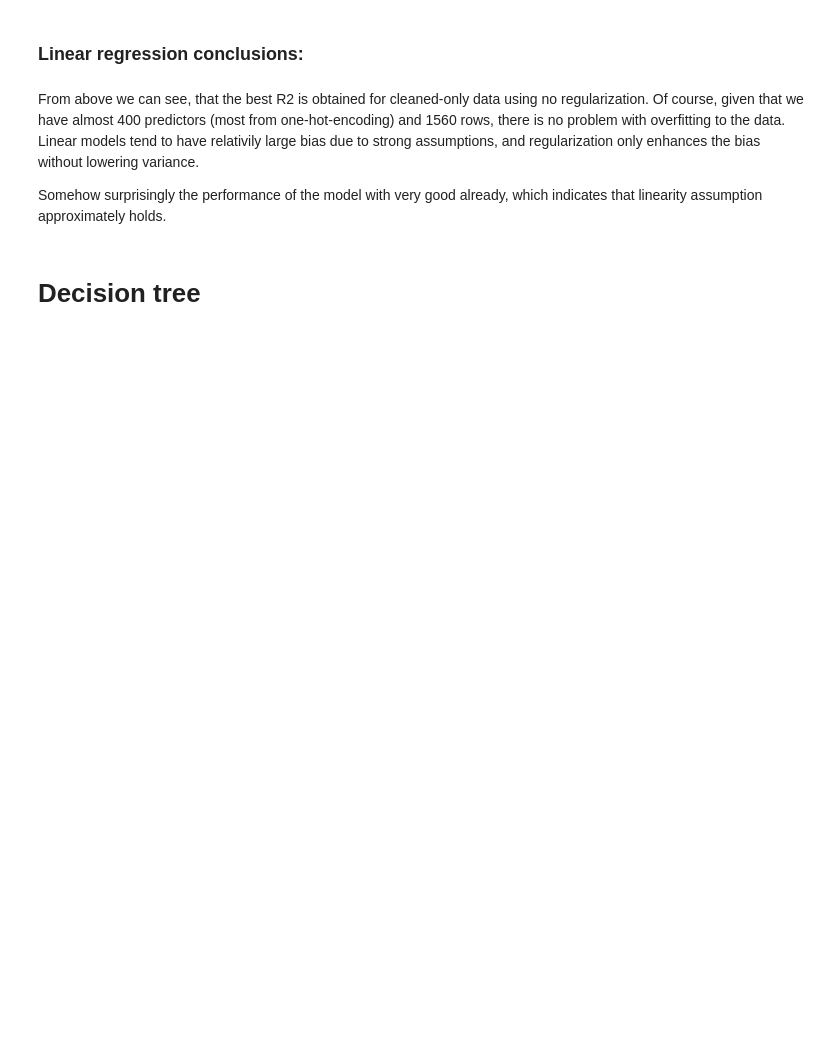
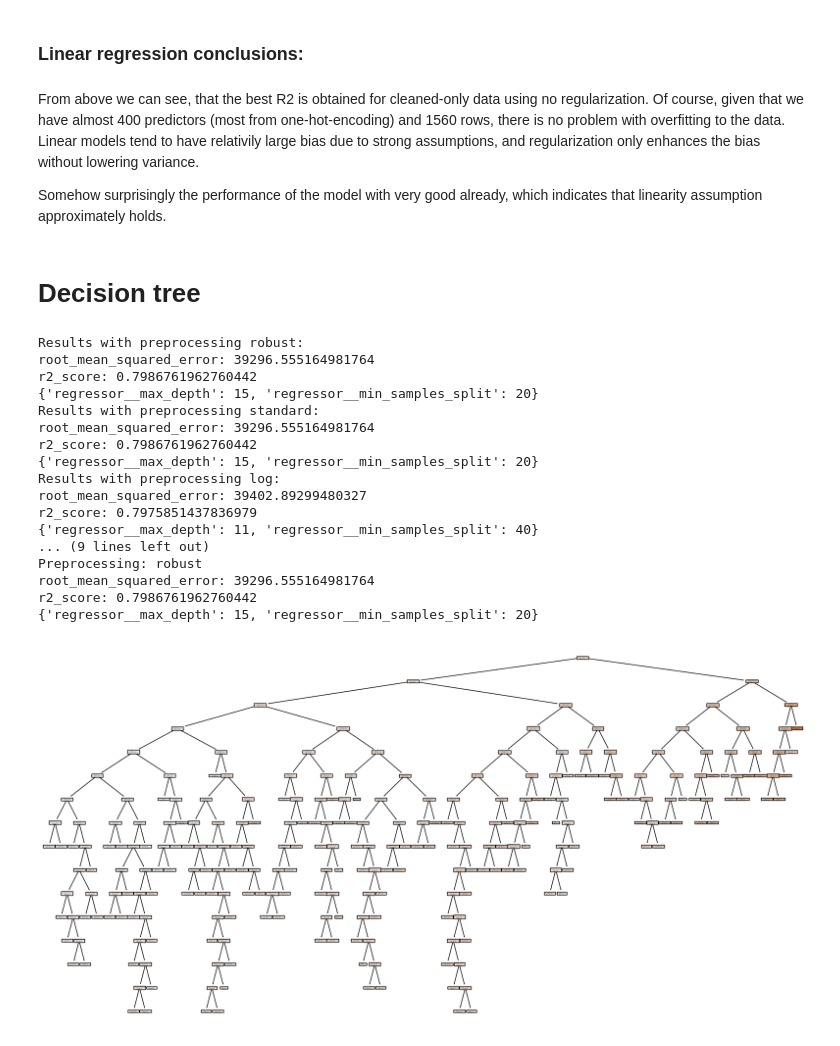
Before and after one commit to StDevon/house-prices-regression, a Jupyter notebook: simple_models.ipynb, the cells around one changed output. Saved outputs shown, nothing was run; the diff lists cells and outputs as text; code cells hidden in the pictures; blank space fills up the shorter version.

Commit message:
add tree simple

```diff
--- a/simple_models.ipynb
+++ b/simple_models.ipynb
@@ -320,0 +471,69 @@ Somehow surprisingly the performance of the model with very good already, which
+# %%
+import pandas as pd
+import matplotlib.pyplot as plt
+from sklearn.tree import plot_tree
+
+df = pd.read_csv('data/train_cleaned.csv')
+trans_options = ['robust', 'standard', 'log', 'log+robust', 'log+standard']
+
+best_r2 = float('-inf')
+best_result = None
+
+for trans in trans_options:
+    results_tree = train_decision_tree_regression(
+        df, target='SalePrice', min_samples_splits=[10, 20, 30, 40, 50], max_depth=[3, 5, 7, 9, 11, 13, 15, 20, 25], num_transformer=trans
+    )
+
+    print(f'Results with preprocessing {trans}:')
+    for metric, value in results_tree['performance'].items():
+        print(f"{metric}: {value}")
+    print(results_tree['best_params'])
+
+    # Store the best model
+    if results_tree['performance']['r2_score'] > best_r2:
+        best_r2 = results_tree['performance']['r2_score']
+        best_result = (trans, results_tree)
+
+# Print the best model at the end and visualize it
+if best_result:
+    trans, results_tree = best_result
+    best_model = results_tree['model'].named_steps['regressor']  # Extract regressor from pipeline
+    preprocessor = results_tree['model'].named_steps['preprocessor']  # Extract preprocessor from pipeline
+
+    # Get transformed feature names
+    categorical_columns = df.select_dtypes(include=['object', 'category']).columns
+    numerical_columns = df.select_dtypes(include=['int64', 'float64']).drop('SalePrice', axis=1).columns
+    feature_names = (
+        list(preprocessor.named_transformers_['cat'].get_feature_names_out(categorical_columns)) +
+        list(numerical_columns)
+    )
+
+    print("Best model:")
+    print(f"Preprocessing: {trans}")
+    for metric, value in results_tree['performance'].items():
+        print(f"{metric}: {value}")
+    print(results_tree['best_params'])
+
+    # Visualizing the tree
+    plt.figure(figsize=(20, 10))
+    plot_tree(best_model, filled=True, feature_names=feature_names)
+    plt.show()
+# %% [output]
+Results with preprocessing robust:
+root_mean_squared_error: 39296.555164981764
+r2_score: 0.7986761962760442
+{'regressor__max_depth': 15, 'regressor__min_samples_split': 20}
+Results with preprocessing standard:
+root_mean_squared_error: 39296.555164981764
+r2_score: 0.7986761962760442
+{'regressor__max_depth': 15, 'regressor__min_samples_split': 20}
+Results with preprocessing log:
+root_mean_squared_error: 39402.89299480327
+r2_score: 0.7975851437836979
+{'regressor__max_depth': 11, 'regressor__min_samples_split': 40}
+... (9 lines left out)
+Preprocessing: robust
+root_mean_squared_error: 39296.555164981764
+r2_score: 0.7986761962760442
+{'regressor__max_depth': 15, 'regressor__min_samples_split': 20}
+[figure, added]
```
Also changed, not shown: parts of 7 cells of this notebook.
